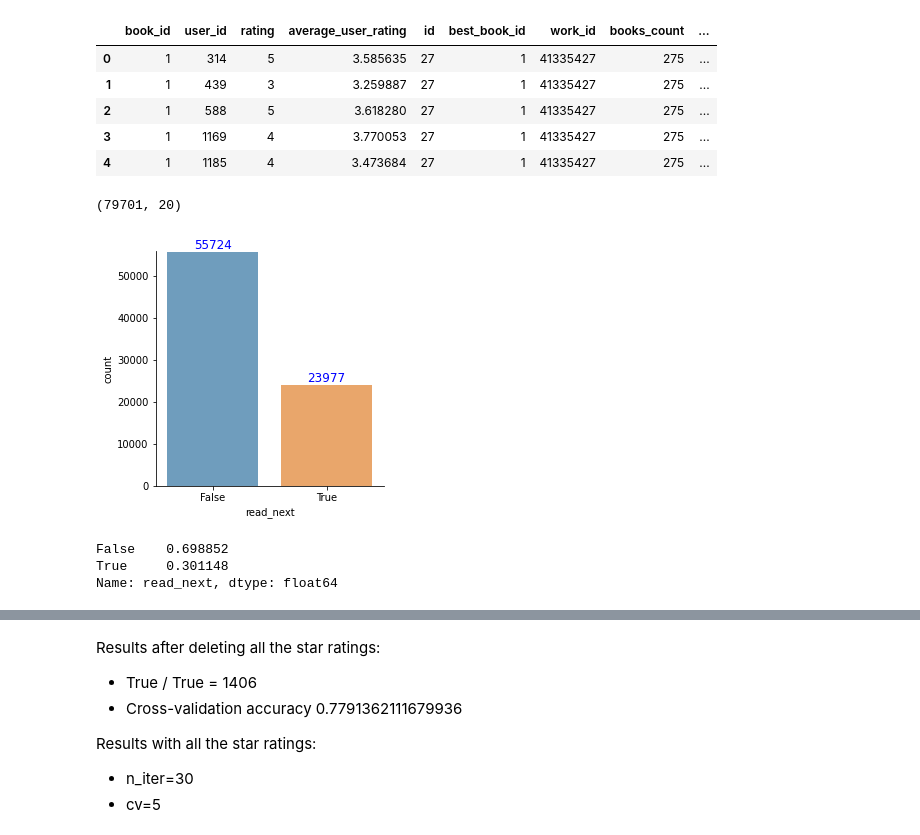
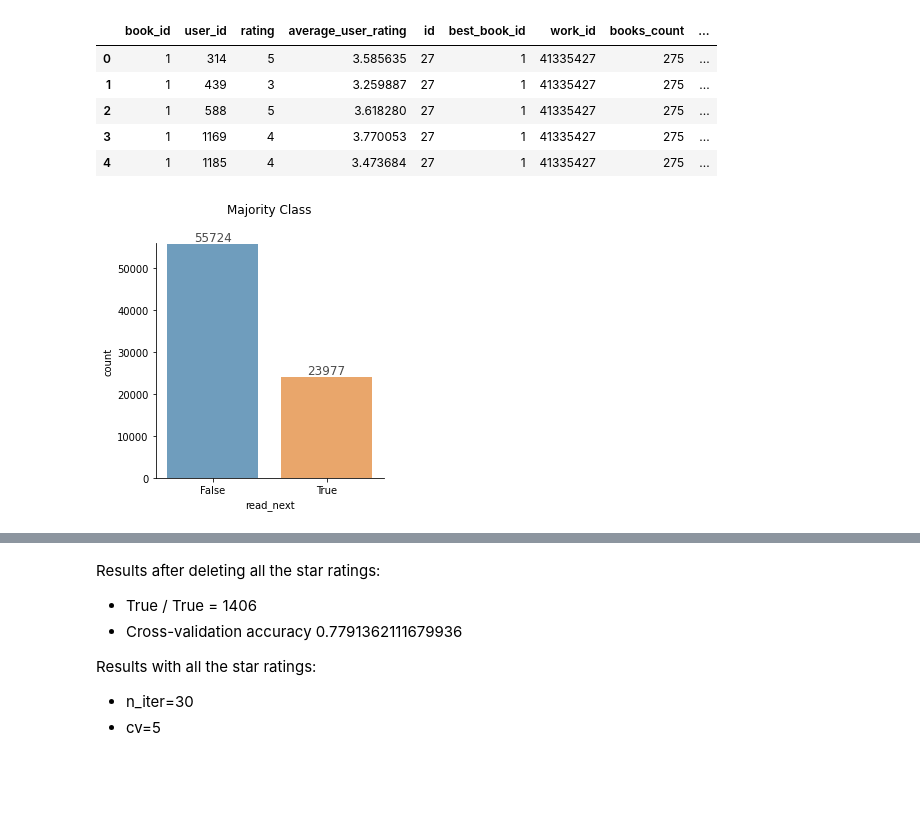
Before and after one commit to charlie-may86/Book-Model, a Jupyter notebook: book_model.ipynb, the cells around one changed output, grey strips where cells are left out. Saved outputs shown, nothing was run; the diff lists cells and outputs as text; code cells hidden in the pictures; blank space fills up the shorter version.

Commit message:
Cleaned up with better graphs

```diff
--- a/book_model.ipynb
+++ b/book_model.ipynb
@@ -118,29 +133,29 @@ df_merged.head()
 | 2 | 1 | 588 | 5 | 3.618280 | 27 | 1 | 41335427 | 275 | ... |
 | 3 | 1 | 1169 | 4 | 3.770053 | 27 | 1 | 41335427 | 275 | ... |
 | 4 | 1 | 1185 | 4 | 3.473684 | 27 | 1 | 41335427 | 275 | ... |
-# %%
-df_merged.shape
-# %% [output]
-(79701, 20)
 # %%
+# I am going to create a visual aid which represents the majority class
+# I want to do it now so that I have the totals correct
 def roundup(x):
   return 100 +int(math.ceil(x/100.0)) * 100
 
 sns.factorplot('read_next', data=df_merged, kind='count',
                alpha=0.7, size=4, aspect=1)
 
 ax=plt.gca()
 
 y_max = df_merged['read_next'].value_counts().max()
 ax.set_ylim([0, roundup(y_max)])
 
 for p in ax.patches:
   ax.text(p.get_x() + p.get_width()/2., p.get_height(),
           '%d' % int(p.get_height()),
-          fontsize=12, color='blue', ha='center', va='bottom')
-# plt.savefig('factor_plot.png', dpi=300)
+          fontsize=12, color='black', ha='center', va='bottom', alpha=.7)
+
+plt.title('Majority Class', pad=30)
+plt.savefig('factor_plot.png', bbox_inches = 'tight', dpi=500)
 # %% [output]
-[figure, old version]
+[figure, new version]
 # %%
 #split into a two dfs
 #train_val will be split again for training and validation
@@ -184,9 +202,3 @@ def wrangle(X):
 train_wrangled = wrangle(train)
 val_wrangled = wrangle(val)
 test_wrangled = wrangle(test)
-# %%
-train_wrangled['read_next'].value_counts(normalize=True)
-# %% [output]
-False    0.698852
-True     0.301148
-Name: read_next, dtype: float64
```
Also changed, not shown: parts of 35 cells of this notebook.
